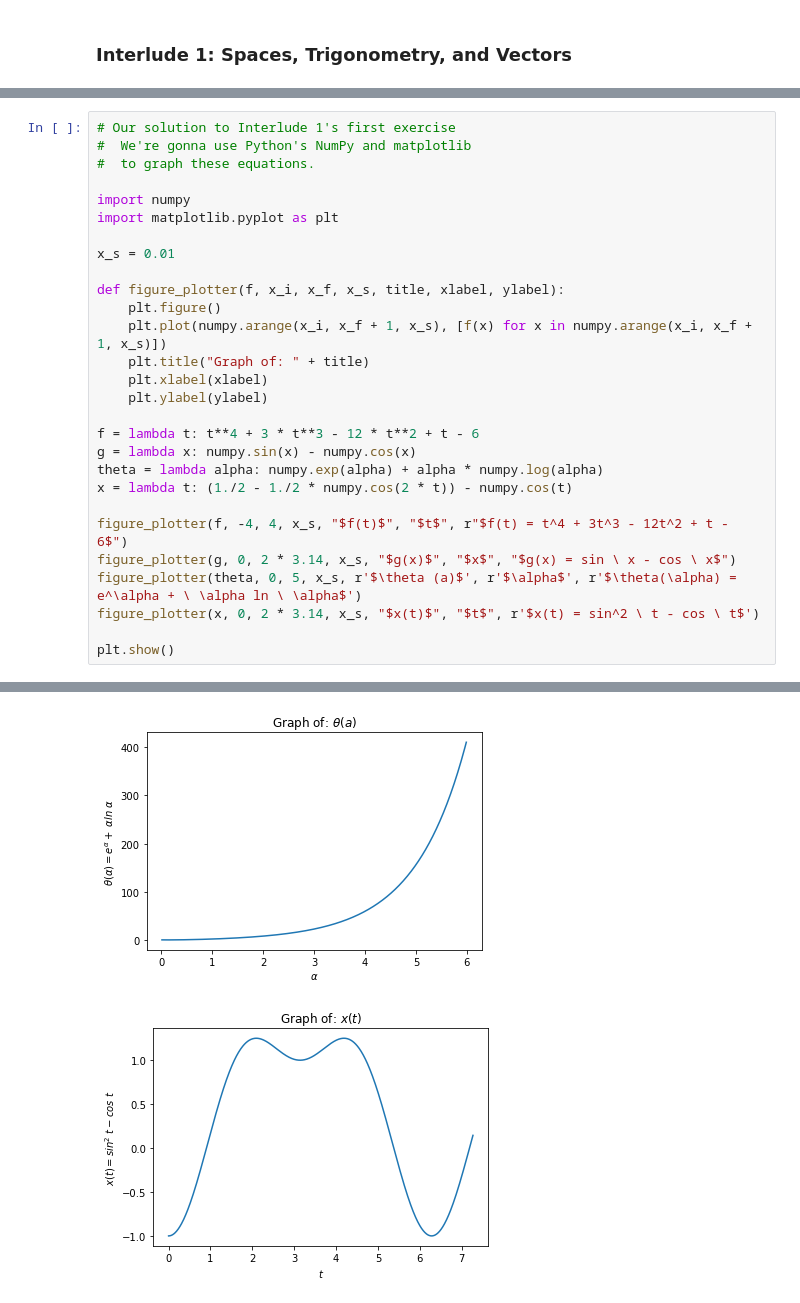
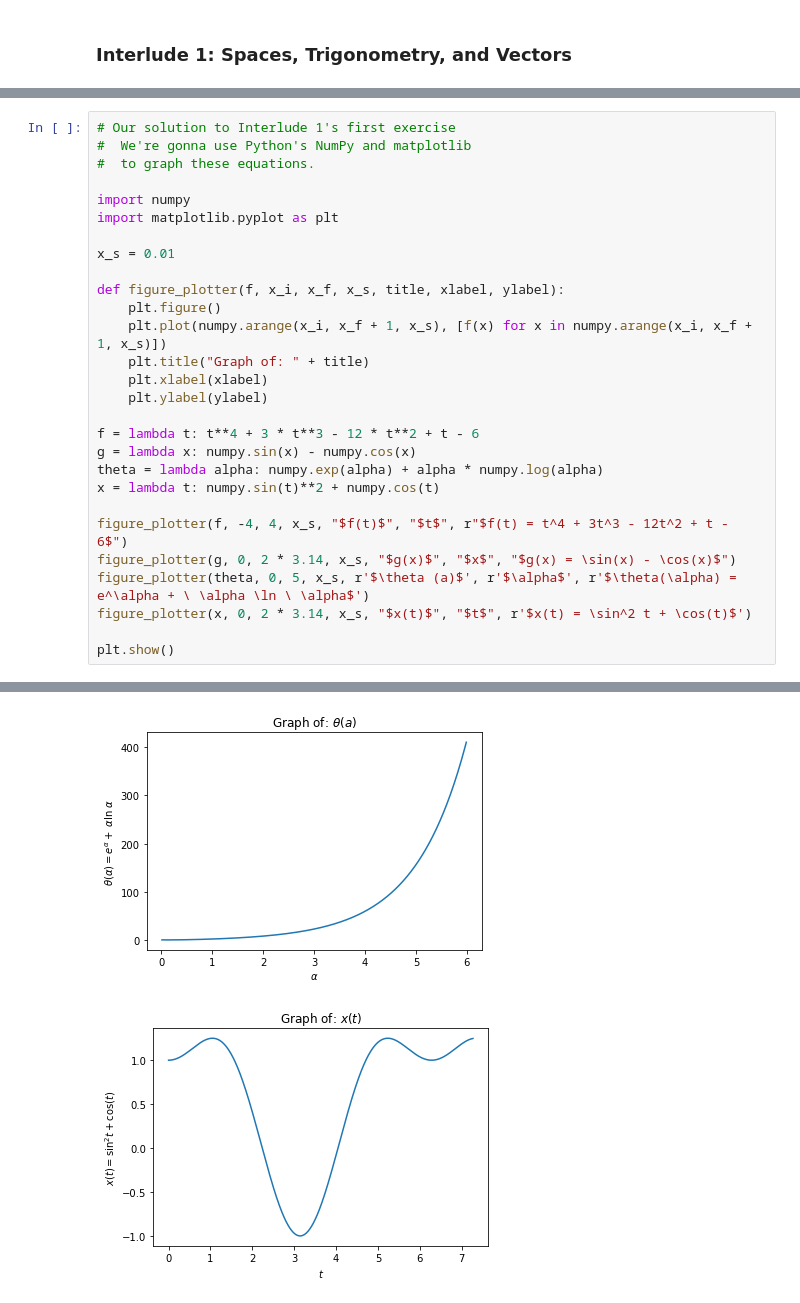
Before and after one commit to CapaFenLisesi/TheoreticalMinimum, a Jupyter notebook: lecture1.ipynb, the cells around one changed output, grey strips where cells are left out. Drawn from its saved outputs; the diff is of its cells as text.

```diff
--- a/lecture1.ipynb
+++ b/lecture1.ipynb
@@ -68,12 +82,12 @@ def figure_plotter(f, x_i, x_f, x_s, title, xlabel, ylabel):
 f = lambda t: t**4 + 3 * t**3 - 12 * t**2 + t - 6
 g = lambda x: numpy.sin(x) - numpy.cos(x)
 theta = lambda alpha: numpy.exp(alpha) + alpha * numpy.log(alpha)
-x = lambda t: (1./2 - 1./2 * numpy.cos(2 * t)) - numpy.cos(t)
+x = lambda t: numpy.sin(t)**2 + numpy.cos(t)
 
 figure_plotter(f, -4, 4, x_s, "$f(t)$", "$t$", r"$f(t) = t^4 + 3t^3 - 12t^2 + t - 6$")
-figure_plotter(g, 0, 2 * 3.14, x_s, "$g(x)$", "$x$", "$g(x) = sin \ x - cos \ x$")
-figure_plotter(theta, 0, 5, x_s, r'$\theta (a)$', r'$\alpha$', r'$\theta(\alpha) = e^\alpha + \ \alpha ln \ \alpha$')
-figure_plotter(x, 0, 2 * 3.14, x_s, "$x(t)$", "$t$", r'$x(t) = sin^2 \ t - cos \ t$')
+figure_plotter(g, 0, 2 * 3.14, x_s, "$g(x)$", "$x$", "$g(x) = \sin(x) - \cos(x)$")
+figure_plotter(theta, 0, 5, x_s, r'$\theta (a)$', r'$\alpha$', r'$\theta(\alpha) = e^\alpha + \ \alpha \ln \ \alpha$')
+figure_plotter(x, 0, 2 * 3.14, x_s, "$x(t)$", "$t$", r'$x(t) = \sin^2 t + \cos(t)$')
 
 plt.show()
 # %% [output]
@@ -82,2 +96,2 @@ plt.show()
 [figure]
-[figure, old version]
+[figure, new version]
```
Also changed, not shown: parts of 7 cells of this notebook.
